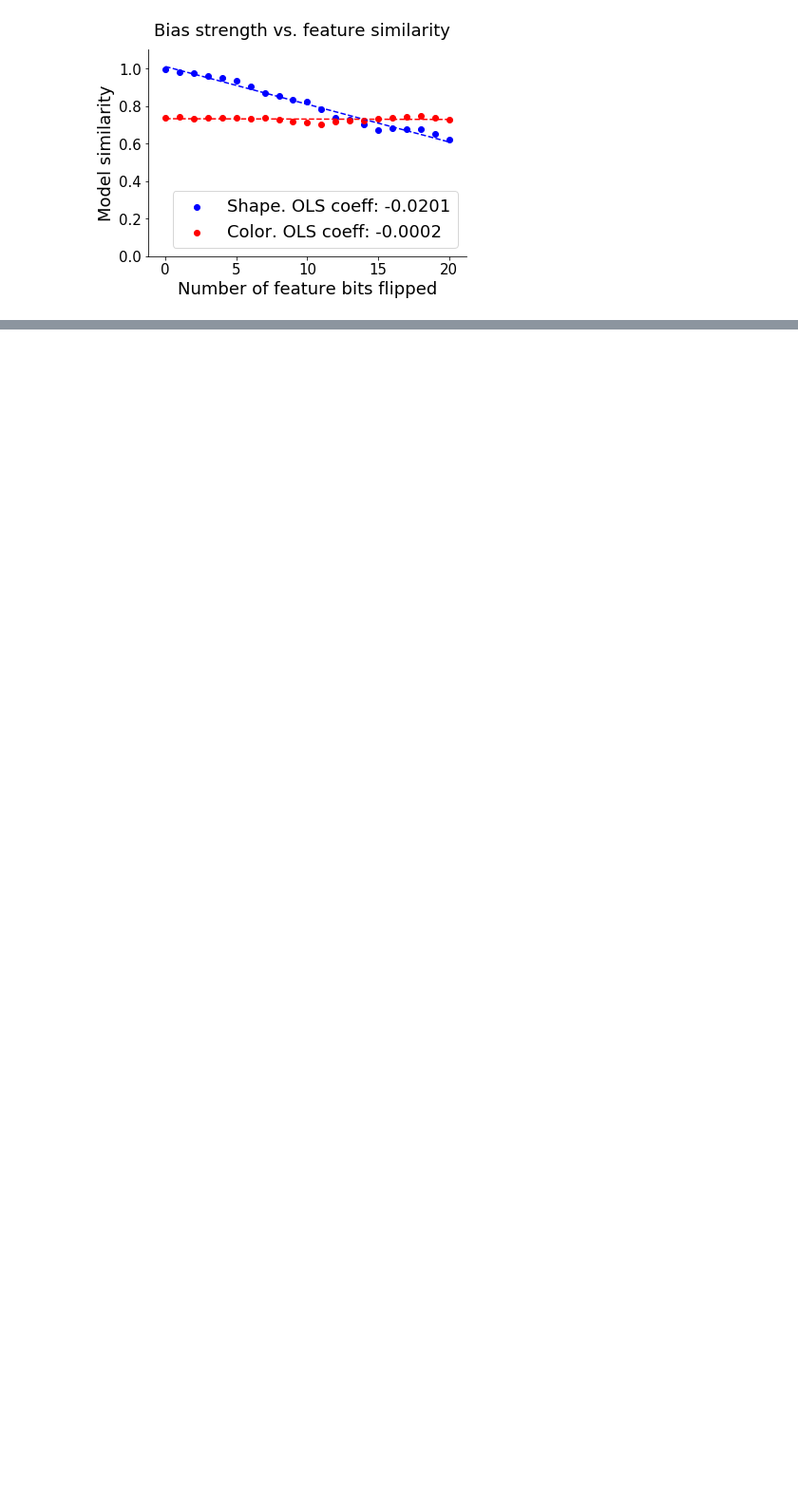
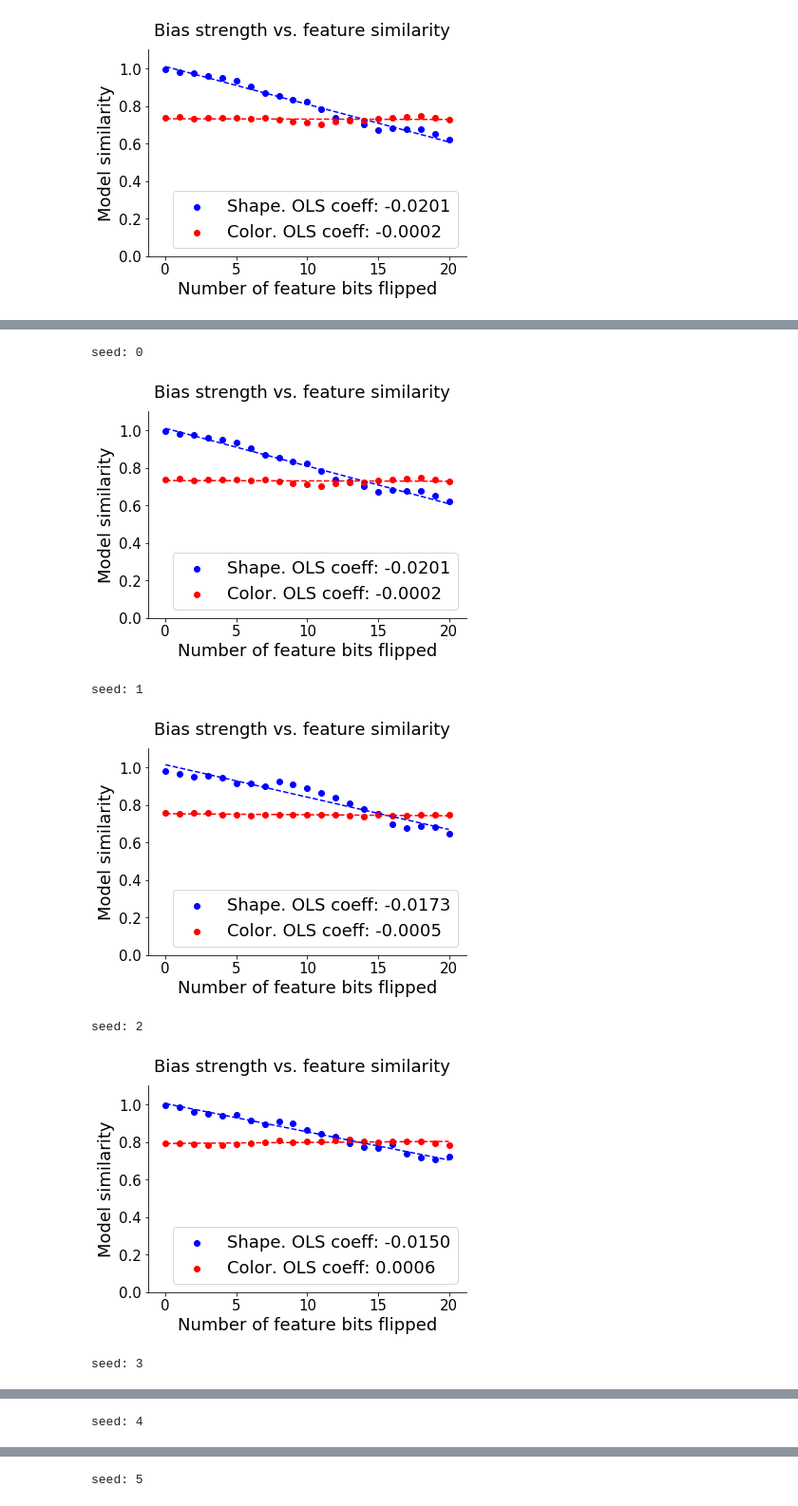
Before and after one commit to rfeinman/learning-to-learn, a Jupyter notebook: notebooks/parametric_tests_mlp.ipynb, the cells around one changed output, grey strips where cells are left out. Shown at 95% size. Drawn from its saved outputs; the diff is of its cells as text; code cells hidden in the pictures; blank space fills up the shorter version.

```diff
--- a/notebooks/parametric_tests_mlp.ipynb
+++ b/notebooks/parametric_tests_mlp.ipynb
@@ -336,0 +369,12 @@ plt.savefig(
+# %%
+for i in range(10):
+    print('seed: %i' % i)
+    run_experiment(i, save=False)
+# %% [output]
+seed: 0
+[figure, added]
+seed: 1
+[figure, added]
+seed: 2
+[figure, added]
+seed: 3
@@ -336,0 +382 @@ plt.savefig(
+seed: 4
@@ -336,0 +384 @@ plt.savefig(
+seed: 5
```
Also changed, not shown: parts of 13 cells of this notebook, 2 other files.
